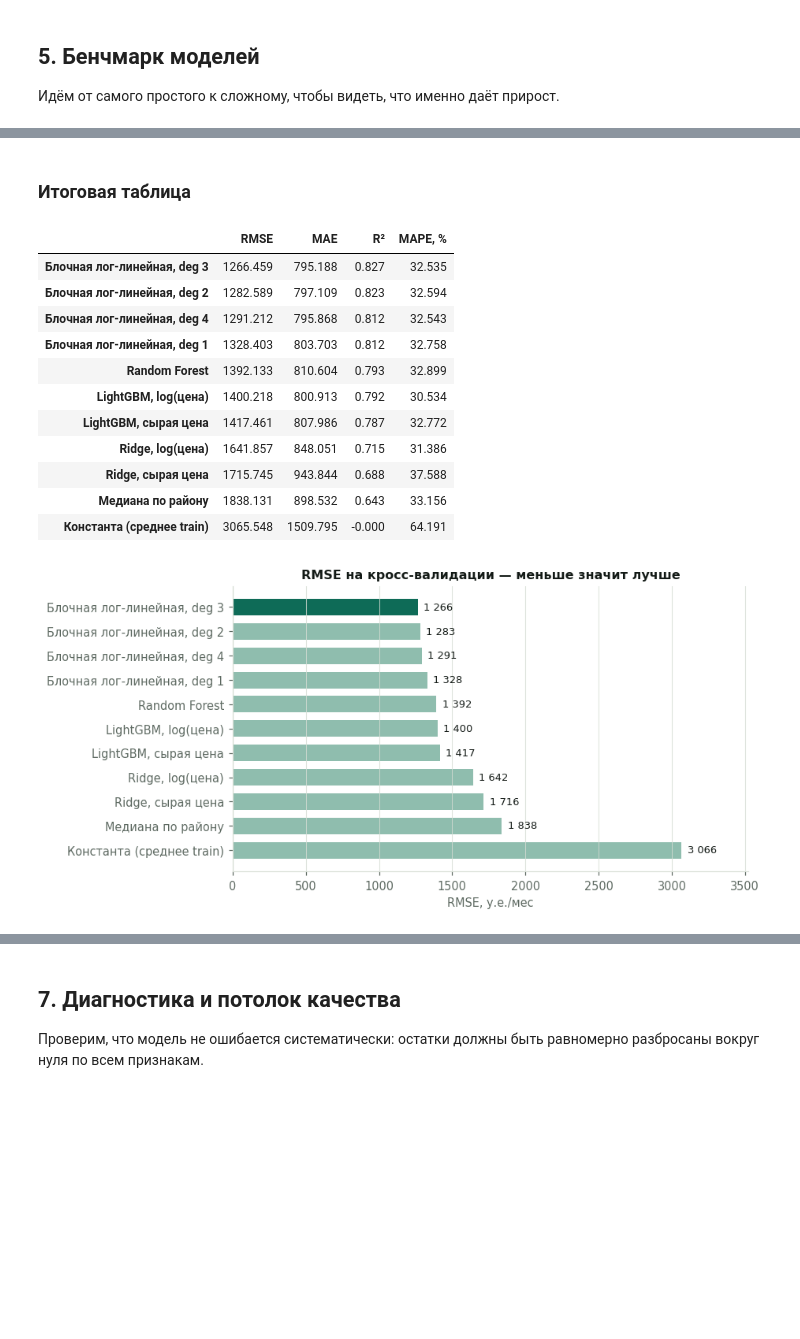
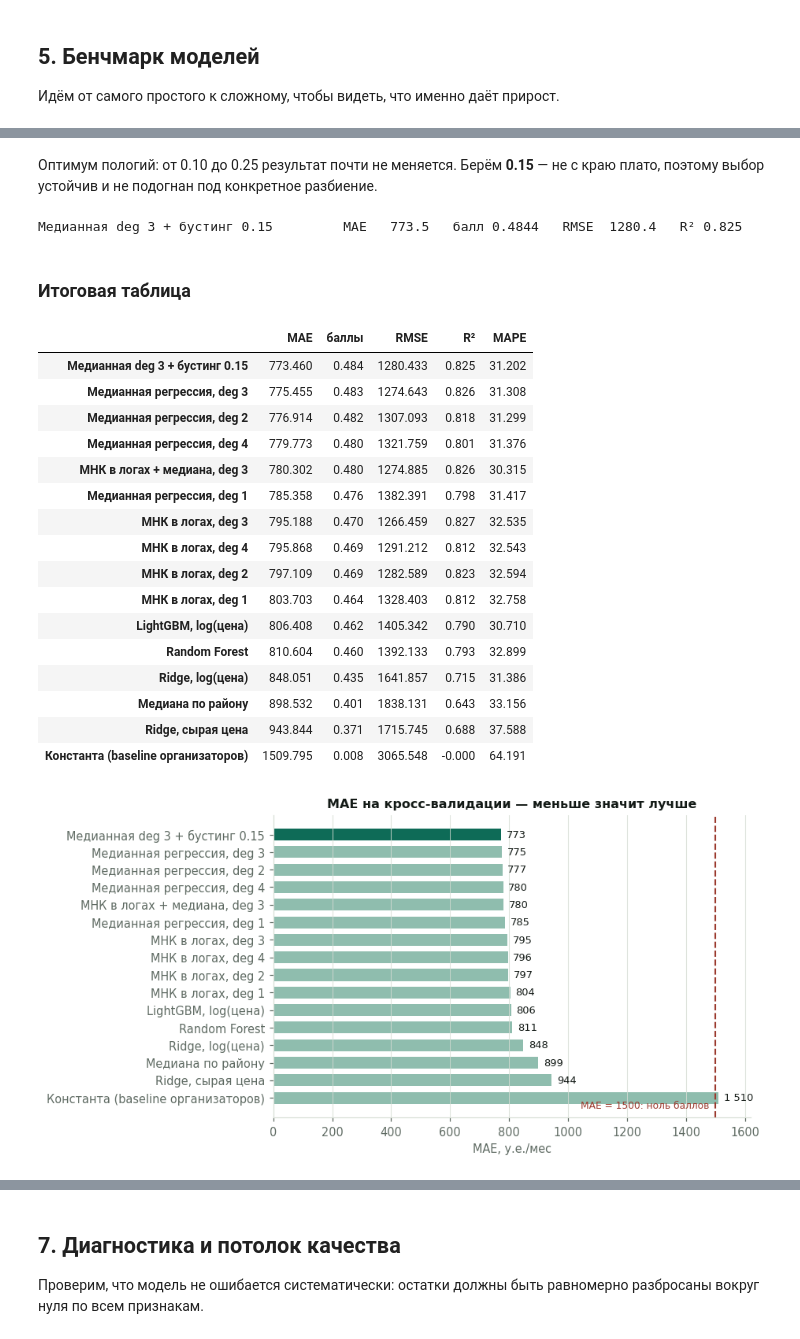
Before and after one commit to Voldemurik/AI-Challenge-by-Sber-1, a Jupyter notebook: rent-price/notebooks/01_solution.ipynb, the cells around one changed output, grey strips where cells are left out. Drawn from its saved outputs; the diff is of its cells as text; code cells hidden in the pictures; blank space fills up the shorter version.

```diff
--- a/rent-price/notebooks/01_solution.ipynb
+++ b/rent-price/notebooks/01_solution.ipynb
@@ -495,31 +672,52 @@ Random Forest                          RMSE  1392.1   MAE  810.6   R² 0.7932
+# %% [markdown]
+Оптимум пологий: от 0.10 до 0.25 результат почти не меняется. Берём **0.15** — не с краю
+плато, поэтому выбор устойчив и не подогнан под конкретное разбиение.
+# %%
+BLEND = 0.15
+
+if HAS_LGB:
+    def blended(tr, va):
+        beta = fit_l1(make_basis(train.iloc[tr], 3), LOG_Y[tr])
+        base = np.exp(make_basis(train.iloc[va], 3) @ beta)
+        return (1 - BLEND) * base + BLEND * lgbm("l1")(tr, va)
+
+    evaluate(f"Медианная deg 3 + бустинг {BLEND}", blended)
+# %% [output]
+Медианная deg 3 + бустинг 0.15         MAE   773.5   балл 0.4844   RMSE  1280.4   R² 0.825
 # %% [markdown]
 ### Итоговая таблица
 # %%
-summary = (pd.DataFrame(results, index=["RMSE", "MAE", "R²", "MAPE, %"]).T
-             .sort_values("RMSE"))
+summary = (pd.DataFrame(results, index=METRICS).T.sort_values("MAE"))
 display(summary.round(3))
 
-fig, ax = plt.subplots(figsize=(8.5, 4.2))
-s = summary.sort_values("RMSE", ascending=False)
-colors = [ACCENT if v == s.RMSE.min() else "#8FBDAE" for v in s.RMSE]
-ax.barh(s.index, s.RMSE, color=colors, height=.68)
-for i, v in enumerate(s.RMSE):
-    ax.text(v + 40, i, f"{v:,.0f}".replace(",", " "), va="center", fontsize=8.5, color=INK)
-ax.set_xlim(0, s.RMSE.max() * 1.15)
-ax.set_title("RMSE на кросс-валидации — меньше значит лучше")
-ax.set_xlabel("RMSE, у.е./мес"); ax.grid(axis="y", visible=False)
+fig, ax = plt.subplots(figsize=(8.5, 4.4))
+s = summary.sort_values("MAE", ascending=False)
+colors = [ACCENT if v == s.MAE.min() else "#8FBDAE" for v in s.MAE]
+ax.barh(s.index, s.MAE, color=colors, height=.68)
+for i, v in enumerate(s.MAE):
+    ax.text(v + 18, i, f"{v:,.0f}".replace(",", " "), va="center", fontsize=8.5, color=INK)
+ax.axvline(MAE_SCALE, color="#9B3A2E", lw=1.4, ls="--")
+ax.text(MAE_SCALE - 20, -0.6, "MAE = 1500: ноль баллов", ha="right", fontsize=8, color="#9B3A2E")
+ax.set_xlim(0, MAE_SCALE * 1.08)
+ax.set_title("MAE на кросс-валидации — меньше значит лучше")
+ax.set_xlabel("MAE, у.е./мес"); ax.grid(axis="y", visible=False)
 plt.tight_layout(); plt.show()
 # %% [output]
-|  | RMSE | MAE | R² | MAPE, % |
-| Блочная лог-линейная, deg 3 | 1266.459 | 795.188 | 0.827 | 32.535 |
-| Блочная лог-линейная, deg 2 | 1282.589 | 797.109 | 0.823 | 32.594 |
-| Блочная лог-линейная, deg 4 | 1291.212 | 795.868 | 0.812 | 32.543 |
-| Блочная лог-линейная, deg 1 | 1328.403 | 803.703 | 0.812 | 32.758 |
-| Random Forest | 1392.133 | 810.604 | 0.793 | 32.899 |
-| LightGBM, log(цена) | 1400.218 | 800.913 | 0.792 | 30.534 |
-| LightGBM, сырая цена | 1417.461 | 807.986 | 0.787 | 32.772 |
-| Ridge, log(цена) | 1641.857 | 848.051 | 0.715 | 31.386 |
-| Ridge, сырая цена | 1715.745 | 943.844 | 0.688 | 37.588 |
-| Медиана по району | 1838.131 | 898.532 | 0.643 | 33.156 |
-| Константа (среднее train) | 3065.548 | 1509.795 | -0.000 | 64.191 |
+|  | MAE | баллы | RMSE | R² | MAPE |
+| Медианная deg 3 + бустинг 0.15 | 773.460 | 0.484 | 1280.433 | 0.825 | 31.202 |
+| Медианная регрессия, deg 3 | 775.455 | 0.483 | 1274.643 | 0.826 | 31.308 |
+| Медианная регрессия, deg 2 | 776.914 | 0.482 | 1307.093 | 0.818 | 31.299 |
+| Медианная регрессия, deg 4 | 779.773 | 0.480 | 1321.759 | 0.801 | 31.376 |
+| МНК в логах + медиана, deg 3 | 780.302 | 0.480 | 1274.885 | 0.826 | 30.315 |
+| Медианная регрессия, deg 1 | 785.358 | 0.476 | 1382.391 | 0.798 | 31.417 |
+| МНК в логах, deg 3 | 795.188 | 0.470 | 1266.459 | 0.827 | 32.535 |
+| МНК в логах, deg 4 | 795.868 | 0.469 | 1291.212 | 0.812 | 32.543 |
+| МНК в логах, deg 2 | 797.109 | 0.469 | 1282.589 | 0.823 | 32.594 |
+| МНК в логах, deg 1 | 803.703 | 0.464 | 1328.403 | 0.812 | 32.758 |
+| LightGBM, log(цена) | 806.408 | 0.462 | 1405.342 | 0.790 | 30.710 |
+| Random Forest | 810.604 | 0.460 | 1392.133 | 0.793 | 32.899 |
+| Ridge, log(цена) | 848.051 | 0.435 | 1641.857 | 0.715 | 31.386 |
+| Медиана по району | 898.532 | 0.401 | 1838.131 | 0.643 | 33.156 |
+| Ridge, сырая цена | 943.844 | 0.371 | 1715.745 | 0.688 | 37.588 |
+| Константа (baseline организаторов) | 1509.795 | 0.008 | 3065.548 | -0.000 | 64.191 |
-[figure, old version]
+[figure, new version]
```
Also changed, not shown: parts of 35 cells of this notebook, 10 other files.
